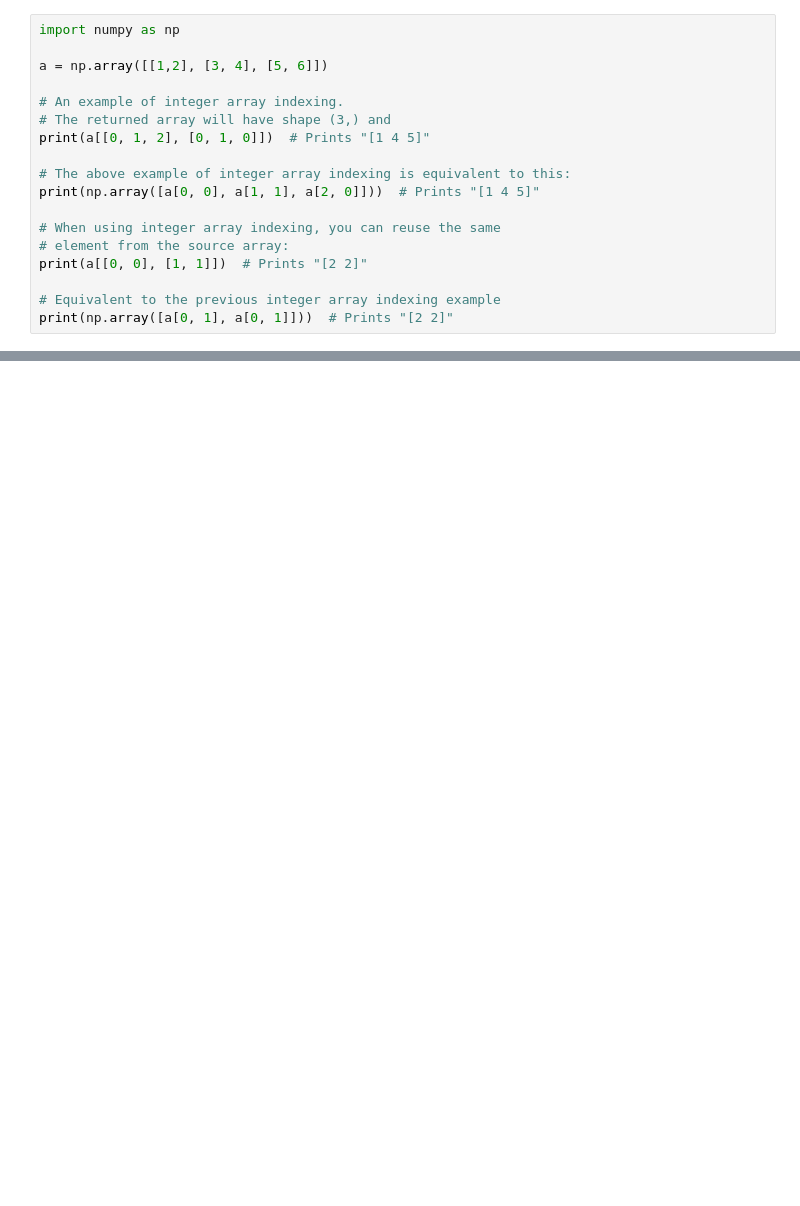
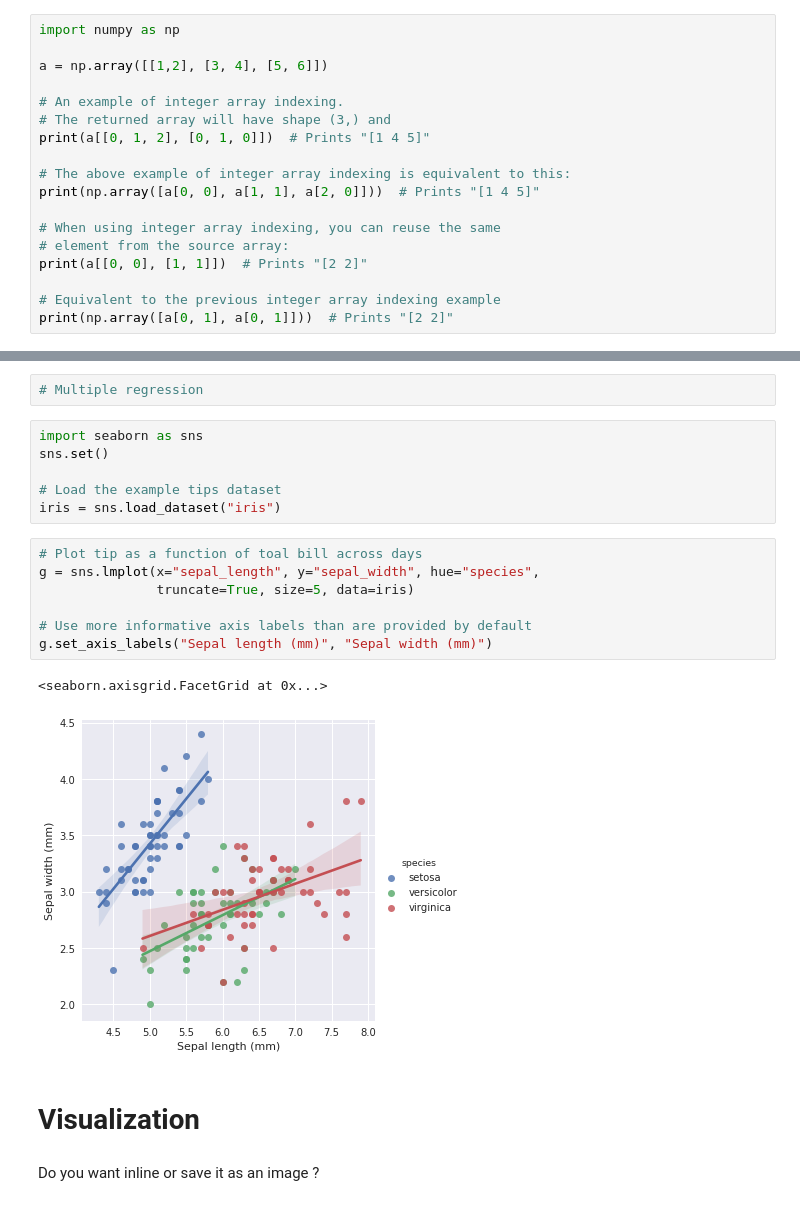
Before and after one commit to kanekalla/numpy_scipy_workshop2018, a Jupyter notebook: numpy_scipy_workshop_2018.ipynb, the cells around one changed output, grey strips where cells are left out. Drawn from its saved outputs; the diff is of its cells as text; blank space fills up the shorter version.

```diff
--- a/numpy_scipy_workshop_2018.ipynb
+++ b/numpy_scipy_workshop_2018.ipynb
@@ -229,0 +269,22 @@ print(np.array([a[0, 1], a[0, 1]]))  # Prints "[2 2]"
+# %%
+# Multiple regression
+# %%
+import seaborn as sns
+sns.set()
+
+# Load the example tips dataset
+iris = sns.load_dataset("iris")
+# %%
+# Plot tip as a function of toal bill across days
+g = sns.lmplot(x="sepal_length", y="sepal_width", hue="species",
+               truncate=True, size=5, data=iris)
+
+# Use more informative axis labels than are provided by default
+g.set_axis_labels("Sepal length (mm)", "Sepal width (mm)")
+# %% [output]
+<seaborn.axisgrid.FacetGrid at 0x...>
+[figure, added]
+# %% [markdown]
+# Visualization
+# %% [markdown]
+Do you want inline or save it as an image ?
```
Also changed, not shown: parts of 57 cells of this notebook.
